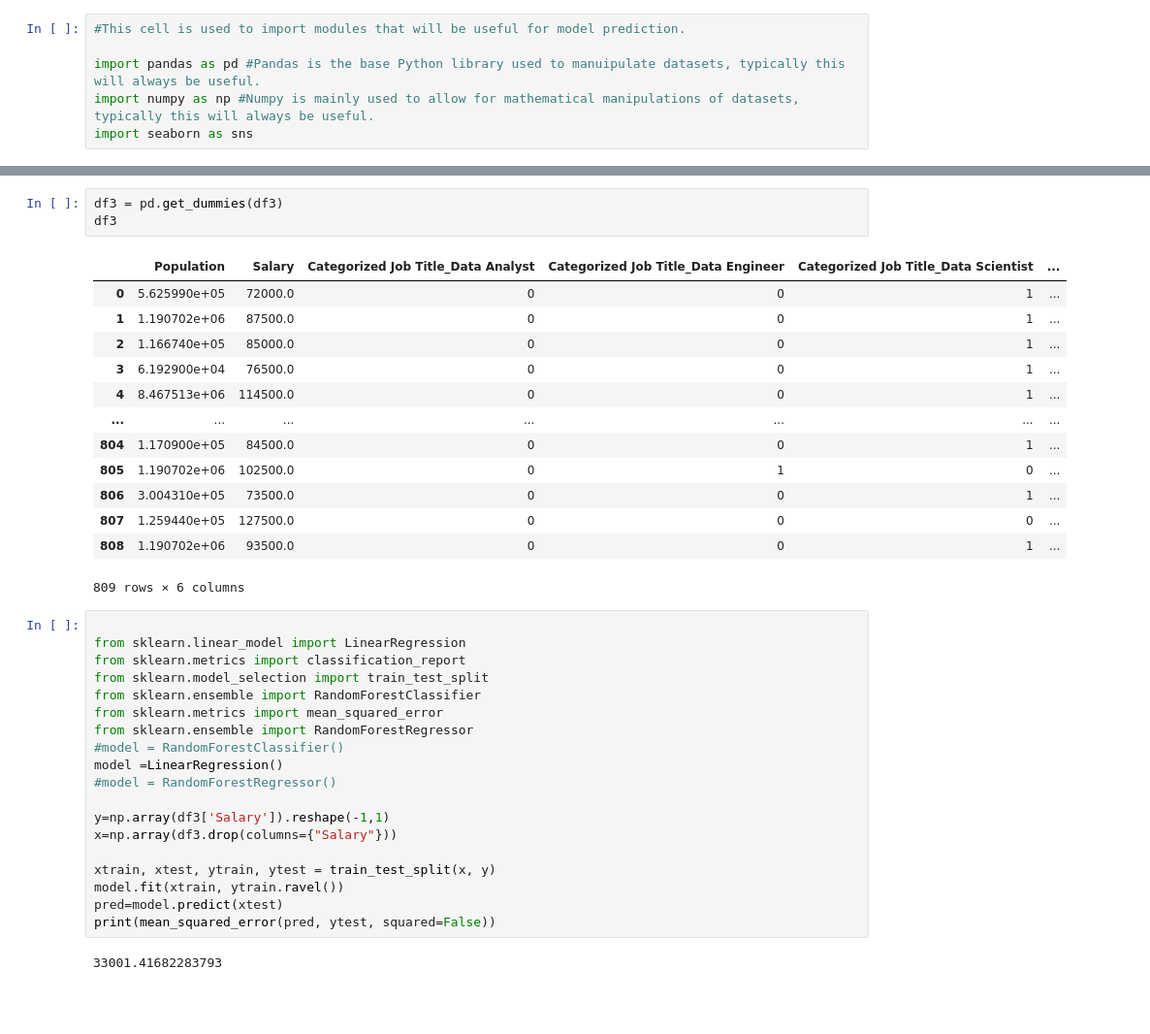
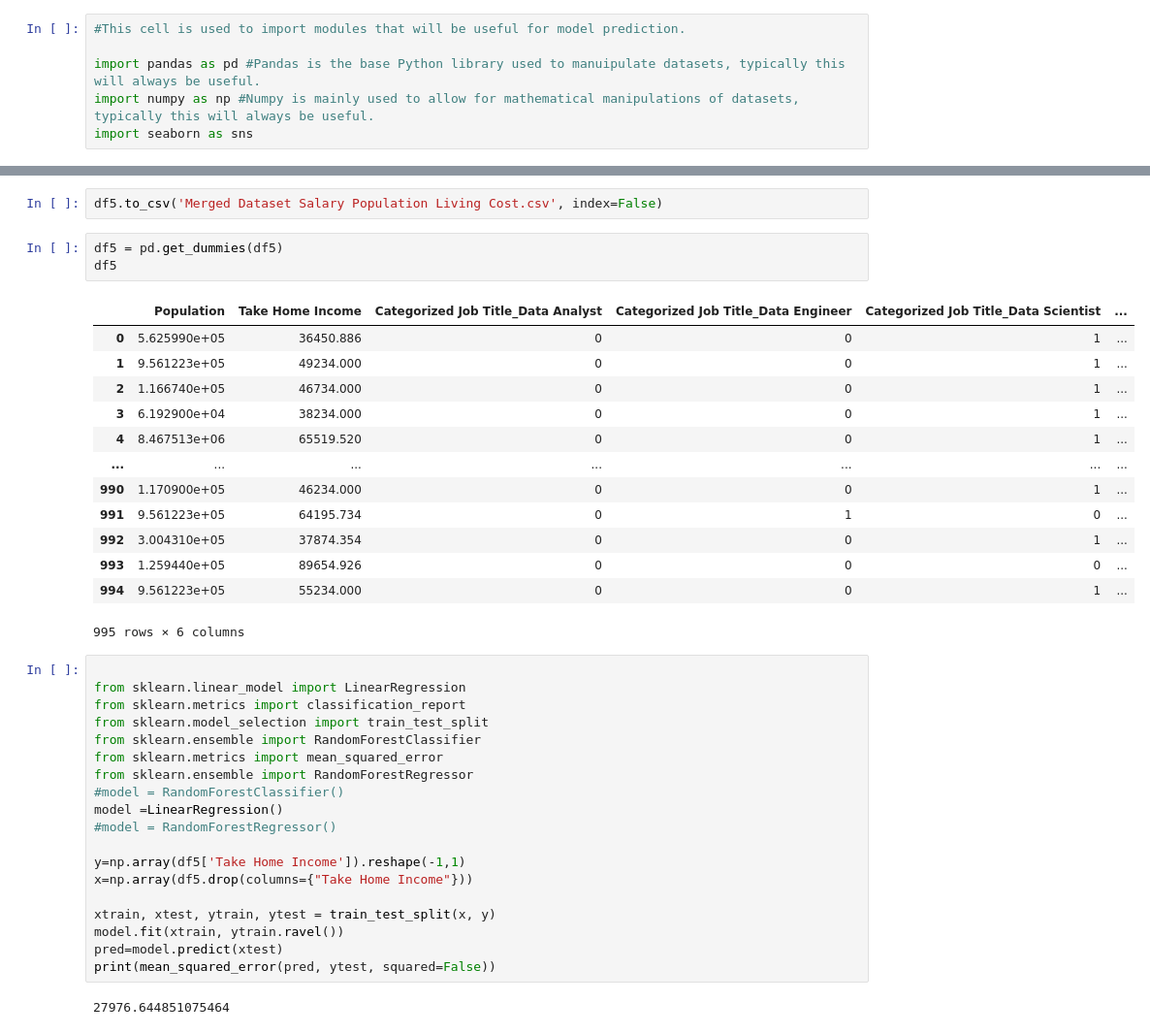
Before and after one commit to CcDenn/Predictive-Modeling-and-Visualizations, a Jupyter notebook: Salary and Living Cost Predictive Model.ipynb, the cells around one changed output, grey strips where cells are left out. Shown: that part at 97% size. Saved outputs shown, nothing was run; the diff lists cells and outputs as text; blank space fills up the shorter version.

```diff
--- a/Salary and Living Cost Predictive Model.ipynb
+++ b/Salary and Living Cost Predictive Model.ipynb
@@ -83,20 +95,22 @@ df3
-# %%
-df3 = pd.get_dummies(df3)
-df3
-# %% [output]
-|  | Population | Salary | Categorized Job Title_Data Analyst | Categorized Job Title_Data Engineer | Categorized Job Title_Data Scientist | ... |
-| 0 | 5.625990e+05 | 72000.0 | 0 | 0 | 1 | ... |
-| 1 | 1.190702e+06 | 87500.0 | 0 | 0 | 1 | ... |
-| 2 | 1.166740e+05 | 85000.0 | 0 | 0 | 1 | ... |
-| 3 | 6.192900e+04 | 76500.0 | 0 | 0 | 1 | ... |
-| 4 | 8.467513e+06 | 114500.0 | 0 | 0 | 1 | ... |
-| ... | ... | ... | ... | ... | ... | ... |
-| 804 | 1.170900e+05 | 84500.0 | 0 | 0 | 1 | ... |
-| 805 | 1.190702e+06 | 102500.0 | 0 | 1 | 0 | ... |
-| 806 | 3.004310e+05 | 73500.0 | 0 | 0 | 1 | ... |
-| 807 | 1.259440e+05 | 127500.0 | 0 | 0 | 0 | ... |
-| 808 | 1.190702e+06 | 93500.0 | 0 | 0 | 1 | ... |
-809 rows × 6 columns
+# %%
+df5.to_csv('Merged Dataset Salary Population Living Cost.csv', index=False)
+# %%
+df5 = pd.get_dummies(df5)
+df5
+# %% [output]
+|  | Population | Take Home Income | Categorized Job Title_Data Analyst | Categorized Job Title_Data Engineer | Categorized Job Title_Data Scientist | ... |
+| 0 | 5.625990e+05 | 36450.886 | 0 | 0 | 1 | ... |
+| 1 | 9.561223e+05 | 49234.000 | 0 | 0 | 1 | ... |
+| 2 | 1.166740e+05 | 46734.000 | 0 | 0 | 1 | ... |
+| 3 | 6.192900e+04 | 38234.000 | 0 | 0 | 1 | ... |
+| 4 | 8.467513e+06 | 65519.520 | 0 | 0 | 1 | ... |
+| ... | ... | ... | ... | ... | ... | ... |
+| 990 | 1.170900e+05 | 46234.000 | 0 | 0 | 1 | ... |
+| 991 | 9.561223e+05 | 64195.734 | 0 | 1 | 0 | ... |
+| 992 | 3.004310e+05 | 37874.354 | 0 | 0 | 1 | ... |
+| 993 | 1.259440e+05 | 89654.926 | 0 | 0 | 0 | ... |
+| 994 | 9.561223e+05 | 55234.000 | 0 | 0 | 1 | ... |
+995 rows × 6 columns
 # %%
 
 from sklearn.linear_model import LinearRegression
@@ -109,15 +123,15 @@ from sklearn.ensemble import RandomForestRegressor
 model =LinearRegression()
 #model = RandomForestRegressor()
 
-y=np.array(df3['Salary']).reshape(-1,1)
-x=np.array(df3.drop(columns={"Salary"}))
+y=np.array(df5['Take Home Income']).reshape(-1,1)
+x=np.array(df5.drop(columns={"Take Home Income"}))
 
 xtrain, xtest, ytrain, ytest = train_test_split(x, y)
 model.fit(xtrain, ytrain.ravel())
 pred=model.predict(xtest)
 print(mean_squared_error(pred, ytest, squared=False))
 # %% [output]
-33001.41682283793
+27976.644851075464
 # %%
 import warnings
 warnings.filterwarnings("ignore")
```
Also changed, not shown: parts of 5 cells of this notebook, 7 other files.
